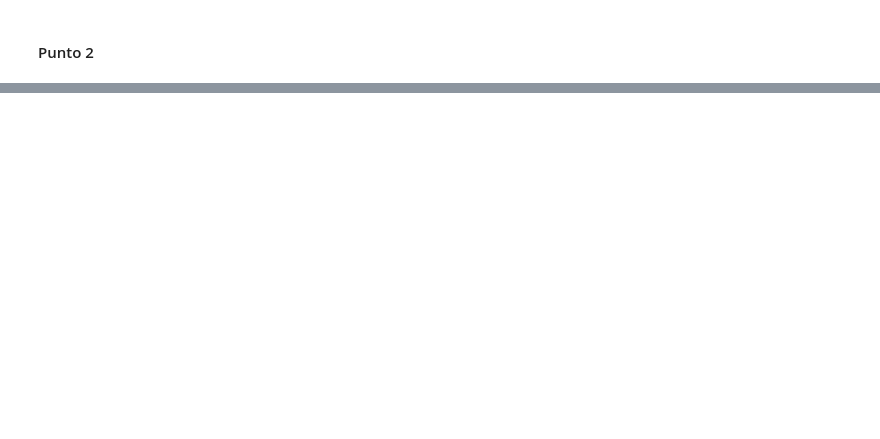
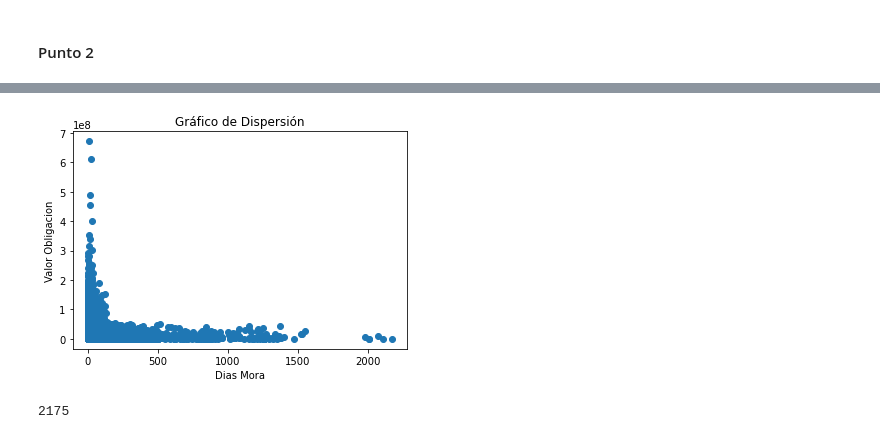
Before and after one commit to lucianarpo14/proyectoEAFIT, a Jupyter notebook: Proyecto1.ipynb, the cells around one changed output, grey strips where cells are left out. Saved outputs shown, nothing was run; the diff lists cells and outputs as text; code cells hidden in the pictures; blank space fills up the shorter version.

```diff
--- a/Proyecto1.ipynb
+++ b/Proyecto1.ipynb
@@ -166,0 +436,21 @@ fdsfsfa
+# %%
+import matplotlib.pyplot as plt
+
+# Supongamos que tienes un DataFrame llamado df
+# y quieres graficar 'variable1' en el eje x y 'variable2' en el eje y
+x = data_real['Dias Mora']
+y = data_real['Valor Obligacion']
+
+plt.scatter(x, y)
+plt.xlabel('Dias Mora')
+plt.ylabel('Valor Obligacion')
+plt.title('Gráfico de Dispersión')
+plt.show()
+#Hay una tendencia de que cuando el valor de la obligación es bajo, las personas suelen tener más días de mora, y esto lo
+#relacionamos con la descripción causal de mayor peso que es descuido.
+# %% [output]
+[figure, added]
+# %%
+data_real["Dias Mora"].max()
+# %% [output]
+2175
```
Also changed, not shown: parts of 32 cells of this notebook.
